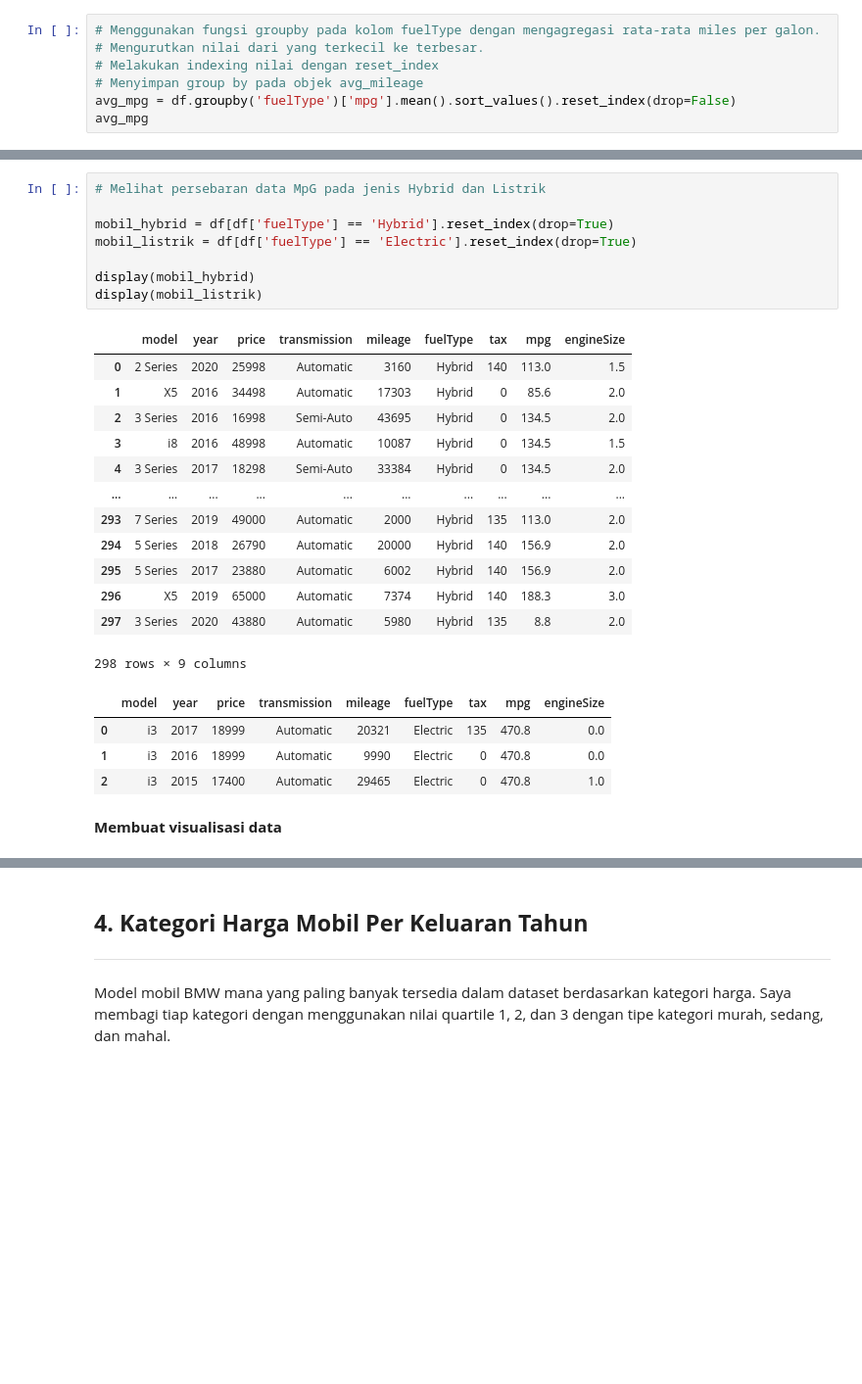
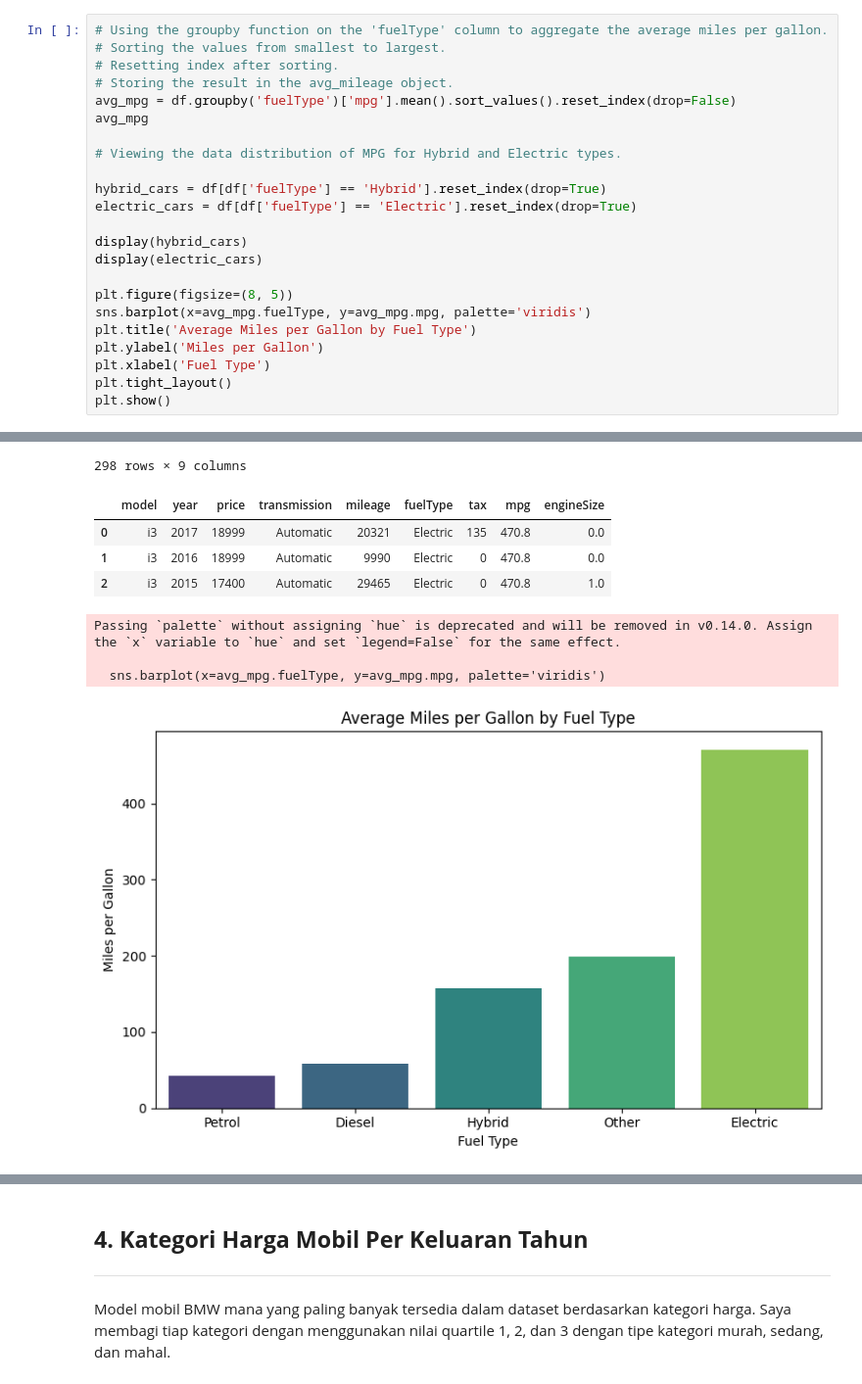
Before and after one commit to rafisiregar/Analysis-of-Used-BMWs-for-the-Company-Fleet, a Jupyter notebook: UsedBMWCarAnalysis.ipynb, the cells around one changed output, grey strips where cells are left out. Shown at 98% size. Saved outputs shown, nothing was run; the diff lists cells and outputs as text; blank space fills up the shorter version.

```diff
--- a/P0M1_rafi_siregar.ipynb
+++ b/UsedBMWCarAnalysis.ipynb
@@ -319,8 +246,24 @@ Mengidentifikasi rata-rata data Miles per Galon untuk mengukur kebutuhan bahan b
 # %%
-# Menggunakan fungsi groupby pada kolom fuelType dengan mengagregasi rata-rata miles per galon.
-# Mengurutkan nilai dari yang terkecil ke terbesar.
-# Melakukan indexing nilai dengan reset_index
-# Menyimpan group by pada objek avg_mileage
+# Using the groupby function on the 'fuelType' column to aggregate the average miles per gallon.
+# Sorting the values from smallest to largest.
+# Resetting index after sorting.
+# Storing the result in the avg_mileage object.
 avg_mpg = df.groupby('fuelType')['mpg'].mean().sort_values().reset_index(drop=False)
 avg_mpg
+
+# Viewing the data distribution of MPG for Hybrid and Electric types.
+
+hybrid_cars = df[df['fuelType'] == 'Hybrid'].reset_index(drop=True)
+electric_cars = df[df['fuelType'] == 'Electric'].reset_index(drop=True)
+
+display(hybrid_cars)
+display(electric_cars)
+
+plt.figure(figsize=(8, 5))
+sns.barplot(x=avg_mpg.fuelType, y=avg_mpg.mpg, palette='viridis')
+plt.title('Average Miles per Gallon by Fuel Type')
+plt.ylabel('Miles per Gallon')
+plt.xlabel('Fuel Type')
+plt.tight_layout()
+plt.show()
 # %% [output]
@@ -332,28 +282,9 @@ avg_mpg
+298 rows × 9 columns
+|  | model | year | price | transmission | mileage | fuelType | tax | mpg | engineSize |
+| 0 | i3 | 2017 | 18999 | Automatic | 20321 | Electric | 135 | 470.8 | 0.0 |
+| 1 | i3 | 2016 | 18999 | Automatic | 9990 | Electric | 0 | 470.8 | 0.0 |
+| 2 | i3 | 2015 | 17400 | Automatic | 29465 | Electric | 0 | 470.8 | 1.0 |
+Passing `palette` without assigning `hue` is deprecated and will be removed in v0.14.0. Assign the `x` variable to `hue` and set `legend=False` for the same effect.
+
+  sns.barplot(x=avg_mpg.fuelType, y=avg_mpg.mpg, palette='viridis')
+[figure, added]
-# %%
-# Melihat persebaran data MpG pada jenis Hybrid dan Listrik
-
-mobil_hybrid = df[df['fuelType'] == 'Hybrid'].reset_index(drop=True)
-mobil_listrik = df[df['fuelType'] == 'Electric'].reset_index(drop=True)
-
-display(mobil_hybrid)
-display(mobil_listrik)
-# %% [output]
-|  | model | year | price | transmission | mileage | fuelType | tax | mpg | engineSize |
-| 0 | 2 Series | 2020 | 25998 | Automatic | 3160 | Hybrid | 140 | 113.0 | 1.5 |
-| 1 | X5 | 2016 | 34498 | Automatic | 17303 | Hybrid | 0 | 85.6 | 2.0 |
-| 2 | 3 Series | 2016 | 16998 | Semi-Auto | 43695 | Hybrid | 0 | 134.5 | 2.0 |
-| 3 | i8 | 2016 | 48998 | Automatic | 10087 | Hybrid | 0 | 134.5 | 1.5 |
-| 4 | 3 Series | 2017 | 18298 | Semi-Auto | 33384 | Hybrid | 0 | 134.5 | 2.0 |
-| ... | ... | ... | ... | ... | ... | ... | ... | ... | ... |
-| 293 | 7 Series | 2019 | 49000 | Automatic | 2000 | Hybrid | 135 | 113.0 | 2.0 |
-| 294 | 5 Series | 2018 | 26790 | Automatic | 20000 | Hybrid | 140 | 156.9 | 2.0 |
-| 295 | 5 Series | 2017 | 23880 | Automatic | 6002 | Hybrid | 140 | 156.9 | 2.0 |
-| 296 | X5 | 2019 | 65000 | Automatic | 7374 | Hybrid | 140 | 188.3 | 3.0 |
-| 297 | 3 Series | 2020 | 43880 | Automatic | 5980 | Hybrid | 135 | 8.8 | 2.0 |
-298 rows × 9 columns
-|  | model | year | price | transmission | mileage | fuelType | tax | mpg | engineSize |
-| 0 | i3 | 2017 | 18999 | Automatic | 20321 | Electric | 135 | 470.8 | 0.0 |
-| 1 | i3 | 2016 | 18999 | Automatic | 9990 | Electric | 0 | 470.8 | 0.0 |
-| 2 | i3 | 2015 | 17400 | Automatic | 29465 | Electric | 0 | 470.8 | 1.0 |
-# %% [markdown]
-**Membuat visualisasi data**
```
Also changed, not shown: parts of 38 cells of this notebook, 7 other files.
